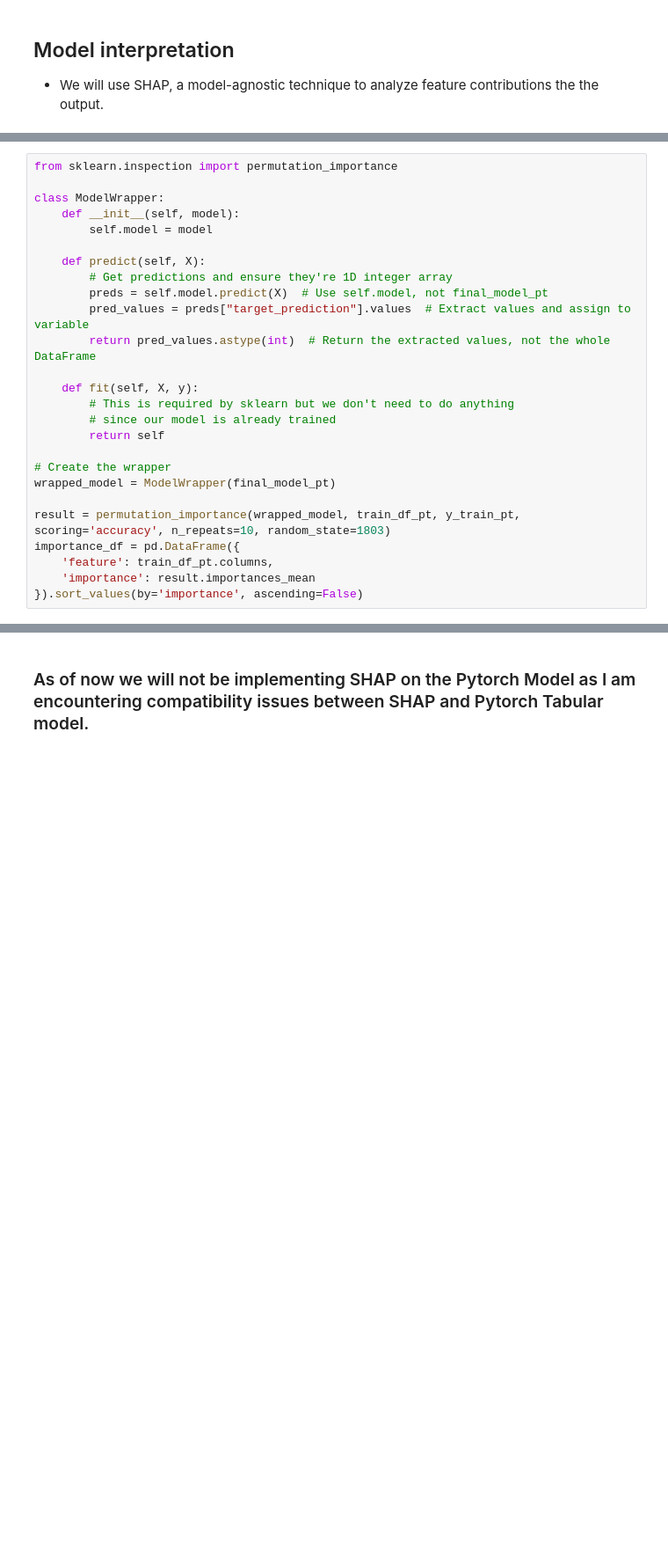
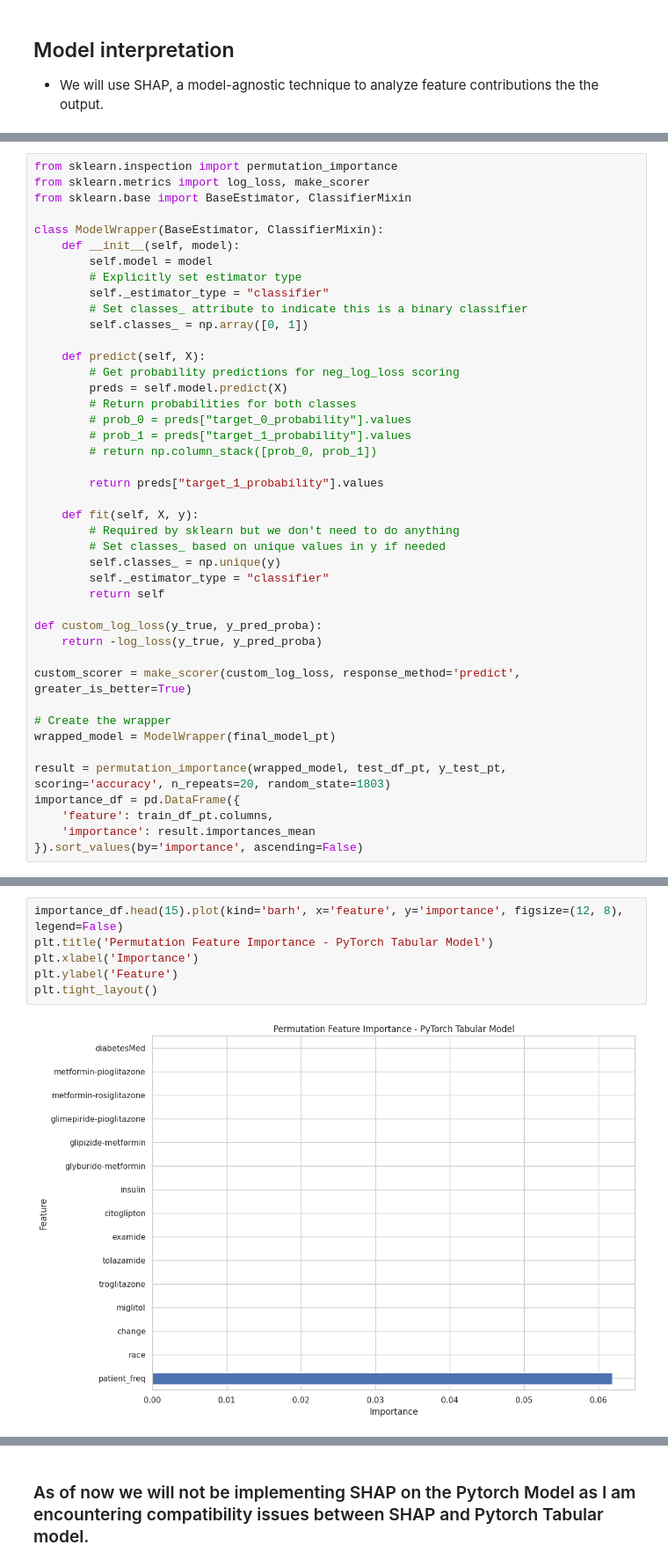
Before and after one commit to Arjeus/diabetes_assignment, a Jupyter notebook: diabetes_readmission_prediction_boost_discharge_t2.ipynb, the cells around one changed output, grey strips where cells are left out. Shown at 88% size. Saved outputs shown, nothing was run; the diff lists cells and outputs as text; blank space fills up the shorter version.

```diff
--- a/diabetes_readmission_prediction_boost_discharge_t2.ipynb
+++ b/diabetes_readmission_prediction_boost_discharge_t2.ipynb
@@ -1423,25 +1414,42 @@ Top 15 Most Important Features (SHAP):
 # %%
 from sklearn.inspection import permutation_importance
+from sklearn.metrics import log_loss, make_scorer
+from sklearn.base import BaseEstimator, ClassifierMixin
 
-class ModelWrapper:
+class ModelWrapper(BaseEstimator, ClassifierMixin):
     def __init__(self, model):
         self.model = model
+        # Explicitly set estimator type
+        self._estimator_type = "classifier"
+        # Set classes_ attribute to indicate this is a binary classifier
+        self.classes_ = np.array([0, 1])
 
     def predict(self, X):
-        # Get predictions and ensure they're 1D integer array
-        preds = self.model.predict(X)  # Use self.model, not final_model_pt
-        pred_values = preds["target_prediction"].values  # Extract values and assign to variable
-        return pred_values.astype(int)  # Return the extracted values, not the whole DataFrame
+        # Get probability predictions for neg_log_loss scoring
+        preds = self.model.predict(X)
+        # Return probabilities for both classes
+        # prob_0 = preds["target_0_probability"].values
+        # prob_1 = preds["target_1_probability"].values
+        # return np.column_stack([prob_0, prob_1])
+
+        return preds["target_1_probability"].values
 
     def fit(self, X, y):
-        # This is required by sklearn but we don't need to do anything
-        # since our model is already trained
+        # Required by sklearn but we don't need to do anything
+        # Set classes_ based on unique values in y if needed
+        self.classes_ = np.unique(y)
+        self._estimator_type = "classifier"
         return self
+
+def custom_log_loss(y_true, y_pred_proba):
+    return -log_loss(y_true, y_pred_proba)
+
+custom_scorer = make_scorer(custom_log_loss, response_method='predict', greater_is_better=True)
 
 # Create the wrapper
 wrapped_model = ModelWrapper(final_model_pt)
 
-result = permutation_importance(wrapped_model, train_df_pt, y_train_pt, scoring='accuracy', n_repeats=10, random_state=1803)
+result = permutation_importance(wrapped_model, test_df_pt, y_test_pt, scoring='accuracy', n_repeats=20, random_state=1803)
 importance_df = pd.DataFrame({
     'feature': train_df_pt.columns,
     'importance': result.importances_mean
@@ -1469 +1457,9 @@ importance_df
+# %%
+importance_df.head(15).plot(kind='barh', x='feature', y='importance', figsize=(12, 8), legend=False)
+plt.title('Permutation Feature Importance - PyTorch Tabular Model')
+plt.xlabel('Importance')
+plt.ylabel('Feature')
+plt.tight_layout()
+# %% [output]
+[figure, added]
 # %%
```
Also changed, not shown: parts of 26 cells of this notebook, 2 other files.
